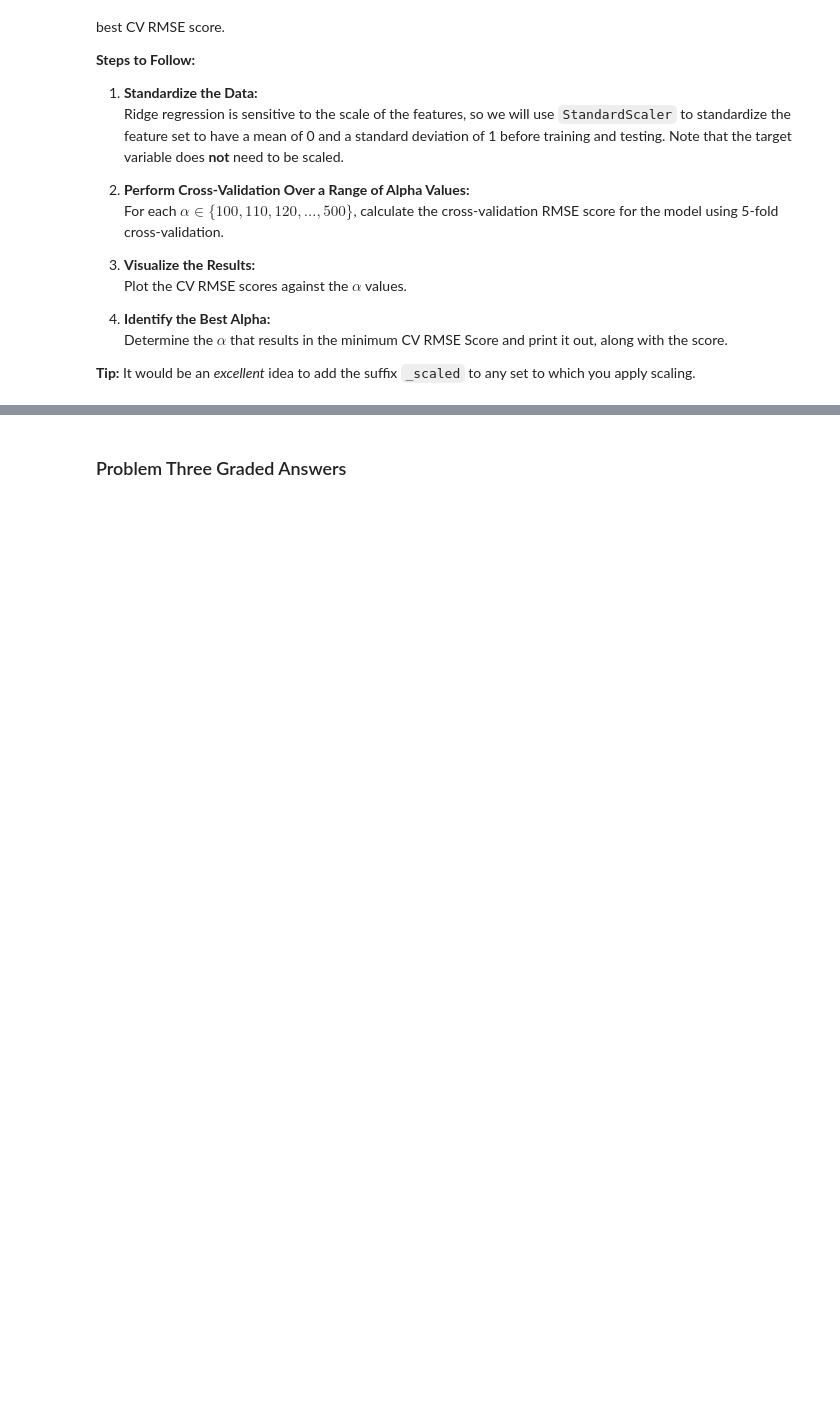
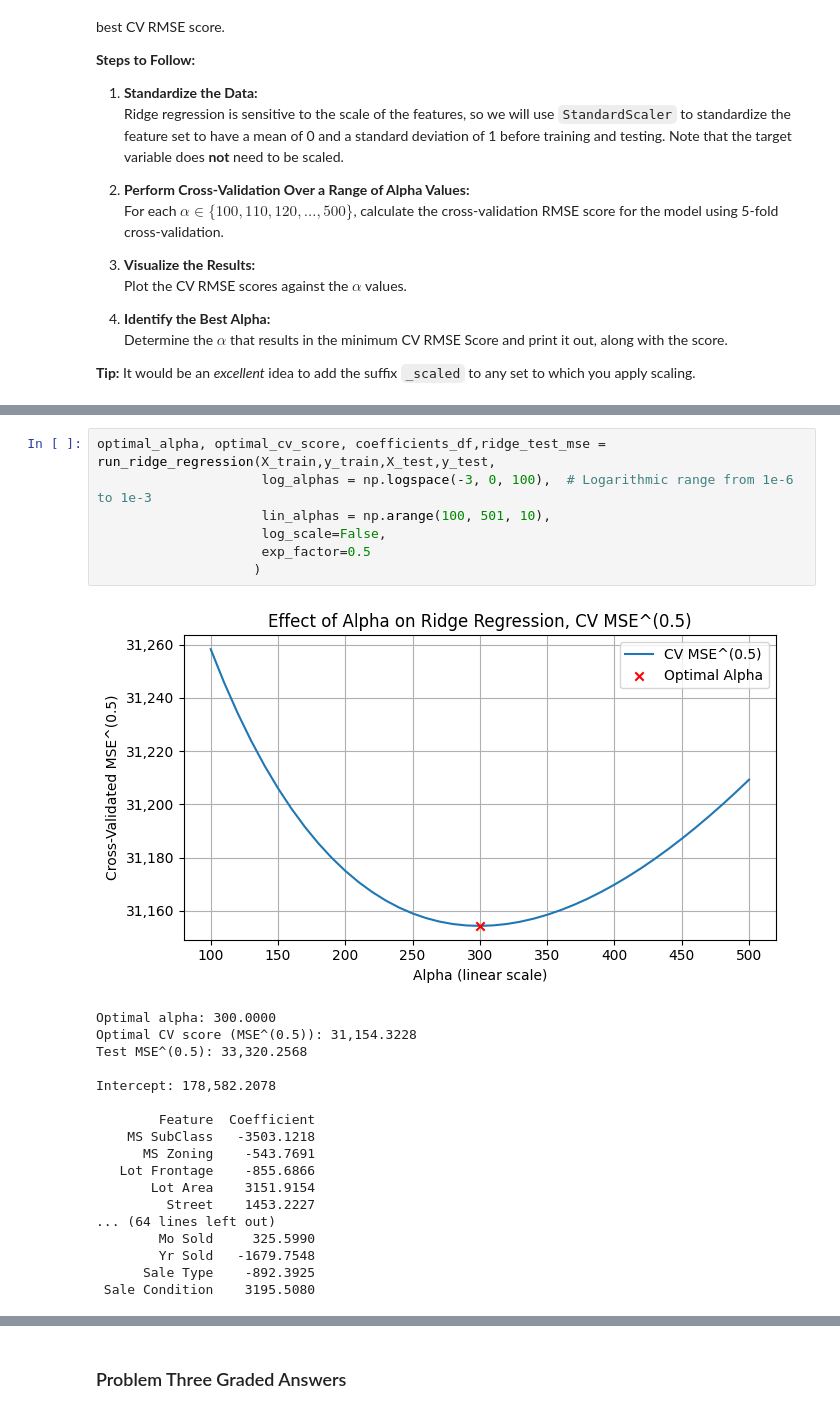
Before and after one commit to ArunR-DSML/Module-3-Assignments, a Jupyter notebook: Homework_05.ipynb, the cells around one changed output, grey strips where cells are left out. Cells and saved outputs as stored; diff of their text form; blank space fills up the shorter version.

```diff
--- a/Homework_05.ipynb
+++ b/Homework_05.ipynb
@@ -443,0 +604,26 @@ This introduces another instance of the model selection problem: we must determi
+# %%
+optimal_alpha, optimal_cv_score, coefficients_df,ridge_test_mse =  run_ridge_regression(X_train,y_train,X_test,y_test,
+                     log_alphas = np.logspace(-3, 0, 100),  # Logarithmic range from 1e-6 to 1e-3
+                     lin_alphas = np.arange(100, 501, 10),
+                     log_scale=False,
+                     exp_factor=0.5
+                    )
+# %% [output]
+[figure, added]
+Optimal alpha: 300.0000
+Optimal CV score (MSE^(0.5)): 31,154.3228
+Test MSE^(0.5): 33,320.2568
+
+Intercept: 178,582.2078
+
+        Feature  Coefficient
+    MS SubClass   -3503.1218
+      MS Zoning    -543.7691
+   Lot Frontage    -855.6866
+       Lot Area    3151.9154
+         Street    1453.2227
+... (64 lines left out)
+        Mo Sold     325.5990
+        Yr Sold   -1679.7548
+      Sale Type    -892.3925
+ Sale Condition    3195.5080
```
Also changed, not shown: parts of 25 cells of this notebook.
